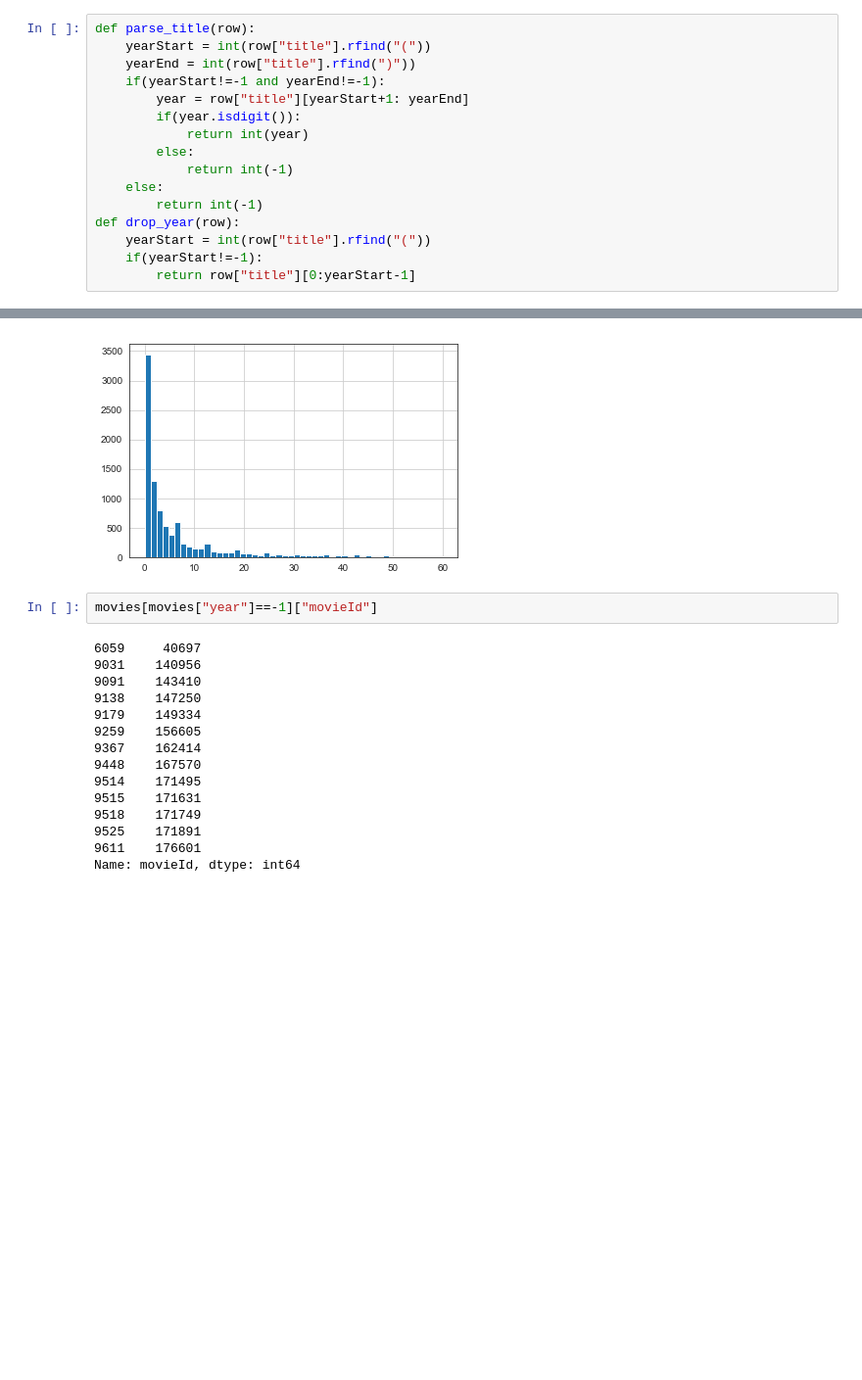
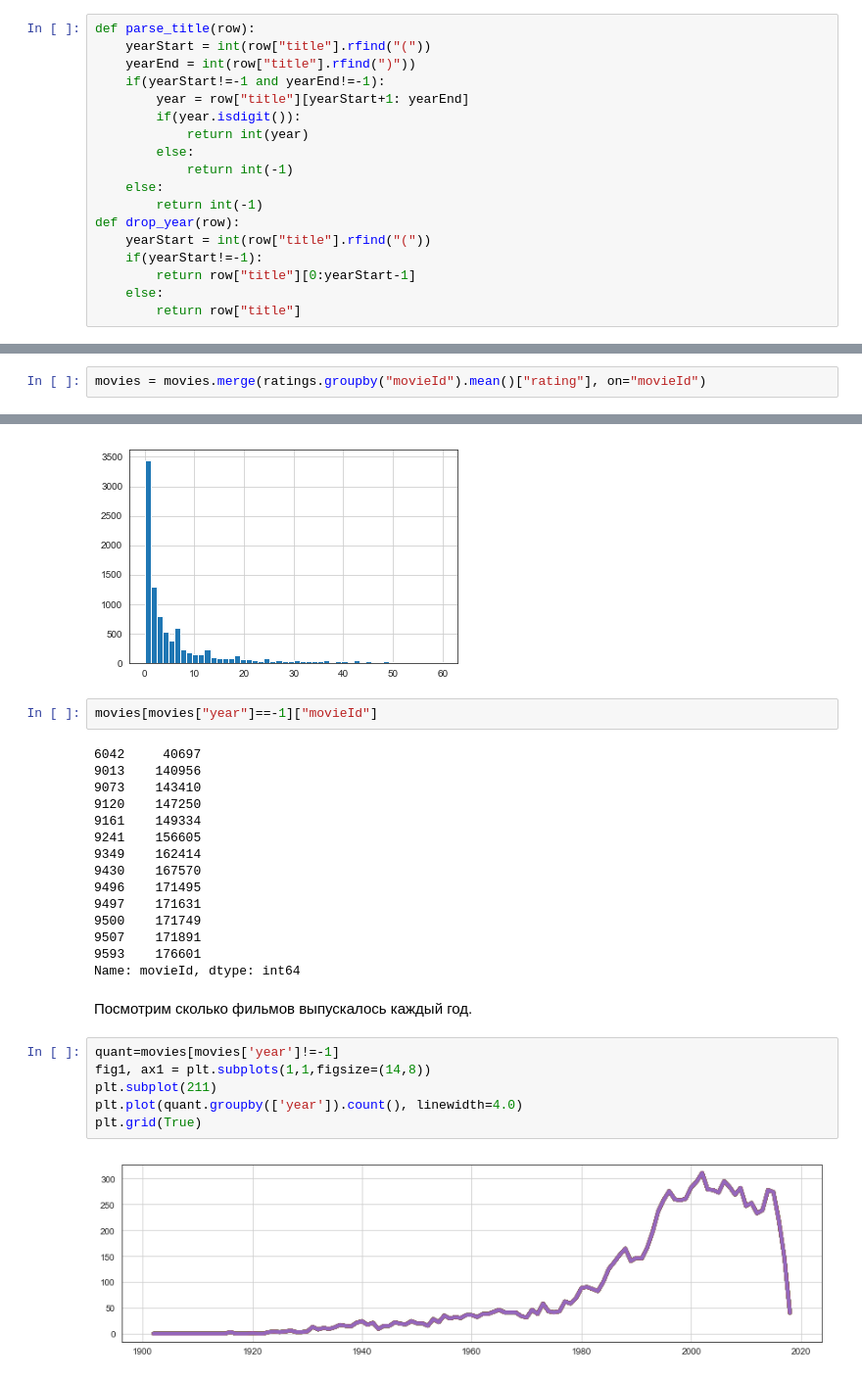
Before and after one commit to MedalKa/lab2, a Jupyter notebook: Lab_2. Recommender systems.ipynb, the cells around one changed output, grey strips where cells are left out. Shown at 98% size. Cells and saved outputs as stored; diff of their text form; blank space fills up the shorter version.

```diff
--- a/Lab_2. Recommender systems.ipynb
+++ b/Lab_2. Recommender systems.ipynb
@@ -185,6 +187,8 @@ def drop_year(row):
     yearStart = int(row["title"].rfind("("))
     if(yearStart!=-1):
         return row["title"][0:yearStart-1]
+    else:
+        return row["title"]
 # %%
 movies["year"] = movies.apply(lambda x: parse_title(x), axis=1)
 # %%
@@ -199,0 +196,2 @@ movies.head(3)
+# %%
+movies = movies.merge(ratings.groupby("movieId").mean()["rating"], on="movieId")
@@ -205,17 +224,27 @@ movies["ratingCount"].hist(bins=50, range=(0, 60)) #для большей наг
 # %%
 movies[movies["year"]==-1]["movieId"]
 # %% [output]
-6059     40697
-9031    140956
-9091    143410
-9138    147250
-9179    149334
-9259    156605
-9367    162414
-9448    167570
-9514    171495
-9515    171631
-9518    171749
-9525    171891
-9611    176601
+6042     40697
+9013    140956
+9073    143410
+9120    147250
+9161    149334
+9241    156605
+9349    162414
+9430    167570
+9496    171495
+9497    171631
+9500    171749
+9507    171891
+9593    176601
 Name: movieId, dtype: int64
+# %% [markdown]
+Посмотрим сколько фильмов выпускалось каждый год.
+# %%
+quant=movies[movies['year']!=-1]
+fig1, ax1 = plt.subplots(1,1,figsize=(14,8))
+plt.subplot(211)
+plt.plot(quant.groupby(['year']).count(), linewidth=4.0)
+plt.grid(True)
+# %% [output]
+[figure, added]
```
Also changed, not shown: parts of 20 cells of this notebook.
